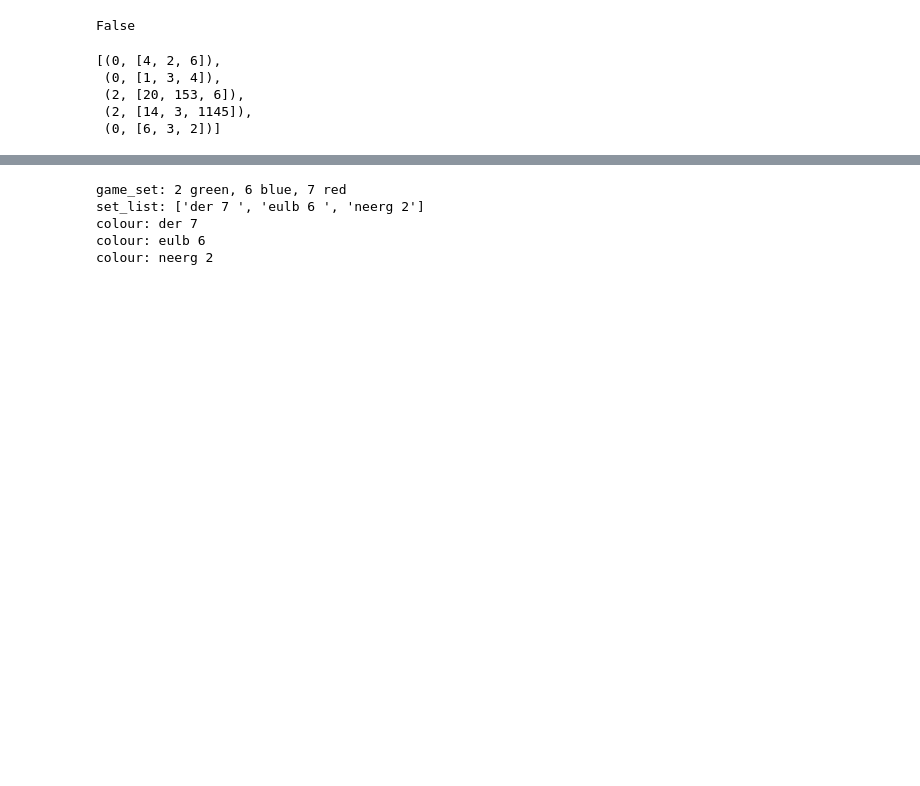
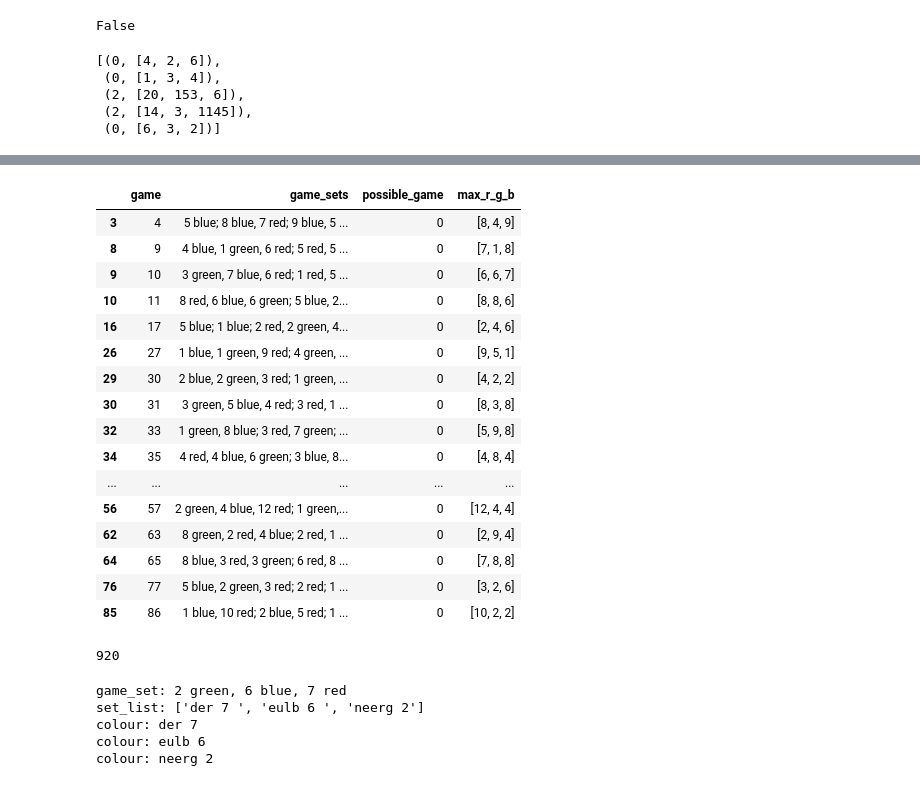
Before and after one commit to jdormaar/Advent_of_code_fun_2023, a Jupyter notebook: AoC_Dec2_2023.ipynb, the cells around one changed output, grey strips where cells are left out. Drawn from its saved outputs; the diff is of its cells as text; code cells hidden in the pictures; blank space fills up the shorter version.

```diff
--- a/AoC_Dec2_2023.ipynb
+++ b/AoC_Dec2_2023.ipynb
@@ -119,6 +119,11 @@ df.head()
 # %%
 game_dict = {'red': 12,'green': 13,'blue': 14}
 # %%
+def split_full_game(game):
+  game_set = game.replace(';', ',')
+  game_set = game_set.split(';')
+  return game_set
+
 def split_game_sets(game):
   game_set = game.split(';')
   return game_set
@@ -145,0 +187,3 @@ def game_set_dict(game_set):
+# %%
+df['max_game_cubes'] = df['game_sets'].apply(lambda x: game_cube_dict(x))
+df.head()
@@ -152,8 +219,8 @@ def check_possible_game(game):
   colours = [red, green, blue]
   colour_names = ['red', 'green', 'blue']
 
-  for game_set in split_game_sets(game):
-    [colours[i].append(game_set_dict(game_set)[colour_names[i]]) for i in range(3)]
+  for game_set in split_full_game(game)[0]:
+    [colours[i].append(game_cube_dict(game_set)[colour_names[i]]) for i in range(3)]
 
   max_x = []
   possible_game = 0
@@ -229,0 +295,5 @@ test_games.keys()
+# %%
+df['red'] = df['max_r_g_b'].apply(lambda x: x[0])
+df['green'] = df['max_r_g_b'].apply(lambda x: x[1])
+df['blue'] = df['max_r_g_b'].apply(lambda x: x[2])
+df.head()
@@ -230,3 +325,29 @@ test_games.keys()
+# %%
+possible_df = df[df['possible_game']==0]
+possible_df.shape
+possible_df.head(possible_df.shape[0])
+# %% [output]
+|  | game | game_sets | possible_game | max_r_g_b |
+| 3 | 4 | 5 blue; 8 blue, 7 red; 9 blue, 5 ... | 0 | [8, 4, 9] |
+| 8 | 9 | 4 blue, 1 green, 6 red; 5 red, 5 ... | 0 | [7, 1, 8] |
+| 9 | 10 | 3 green, 7 blue, 6 red; 1 red, 5 ... | 0 | [6, 6, 7] |
+| 10 | 11 | 8 red, 6 blue, 6 green; 5 blue, 2... | 0 | [8, 8, 6] |
+| 16 | 17 | 5 blue; 1 blue; 2 red, 2 green, 4... | 0 | [2, 4, 6] |
+| 26 | 27 | 1 blue, 1 green, 9 red; 4 green, ... | 0 | [9, 5, 1] |
+| 29 | 30 | 2 blue, 2 green, 3 red; 1 green, ... | 0 | [4, 2, 2] |
+| 30 | 31 | 3 green, 5 blue, 4 red; 3 red, 1 ... | 0 | [8, 3, 8] |
+| 32 | 33 | 1 green, 8 blue; 3 red, 7 green; ... | 0 | [5, 9, 8] |
+| 34 | 35 | 4 red, 4 blue, 6 green; 3 blue, 8... | 0 | [4, 8, 4] |
+| ... | ... | ... | ... | ... |
+| 56 | 57 | 2 green, 4 blue, 12 red; 1 green,... | 0 | [12, 4, 4] |
+| 62 | 63 | 8 green, 2 red, 4 blue; 2 red, 1 ... | 0 | [2, 9, 4] |
+| 64 | 65 | 8 blue, 3 red, 3 green; 6 red, 8 ... | 0 | [7, 8, 8] |
+| 76 | 77 | 5 blue, 2 green, 3 red; 2 red; 1 ... | 0 | [3, 2, 6] |
+| 85 | 86 | 1 blue, 10 red; 2 blue, 5 red; 1 ... | 0 | [10, 2, 2] |
+# %%
+sum(list(possible_df['game']))
+# %% [output]
+920
 # %%
 game_1 = '3 blue, 4 red; 1 red, 2 green, 6 blue; 2 green'
 game_2 = '1 blue, 2 green; 3 green, 4 blue, 1 red; 1 green, 1 blue'
```
Also changed, not shown: parts of 10 cells of this notebook.
